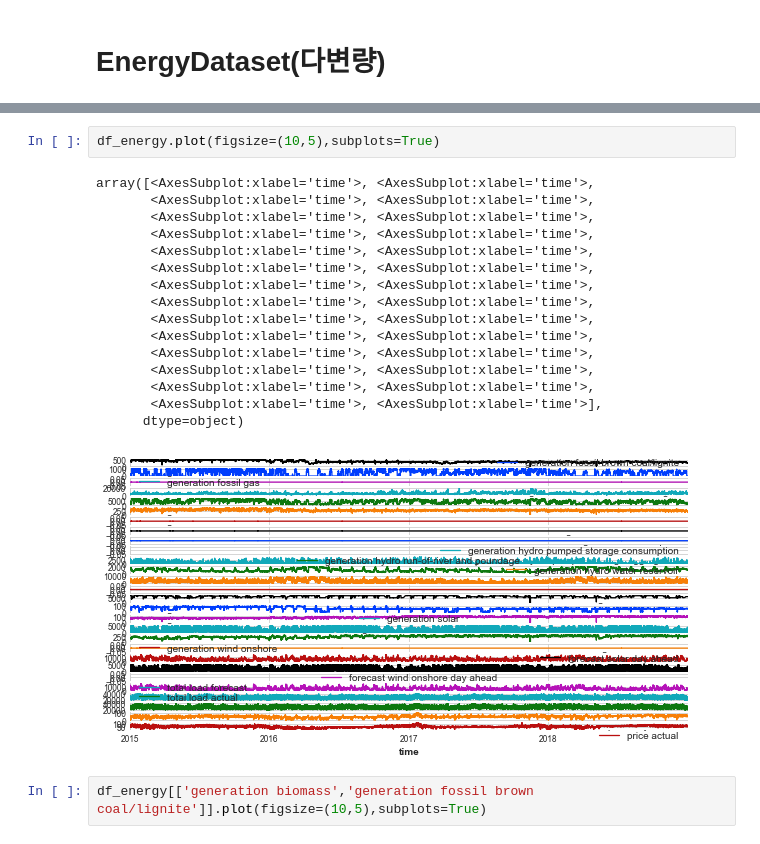
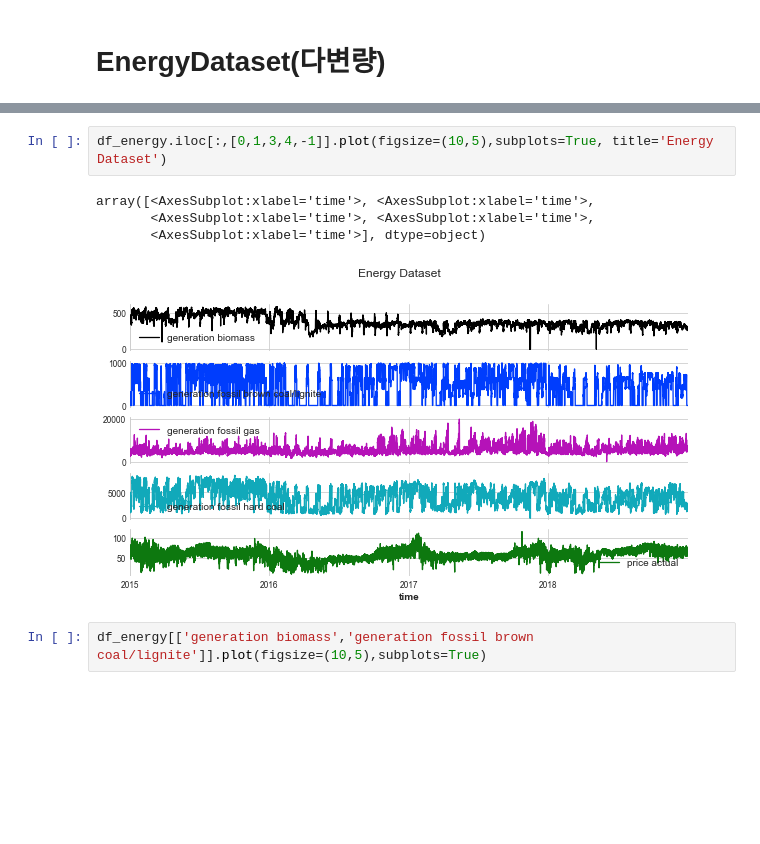
Before and after one commit to 21ckwj/Data-Analysis, a Jupyter notebook: blog용/[데이터수집] darts모듈 dataset.ipynb, the cells around one changed output, grey strips where cells are left out. Drawn from its saved outputs; the diff is of its cells as text; blank space fills up the shorter version.

```diff
--- a/blog용/[데이터수집] darts모듈 dataset.ipynb
+++ b/blog용/[데이터수집] darts모듈 dataset.ipynb
@@ -181,22 +221,10 @@ df_energy.head()
 # %%
-df_energy.plot(figsize=(10,5),subplots=True)
+df_energy.iloc[:,[0,1,3,4,-1]].plot(figsize=(10,5),subplots=True, title='Energy Dataset')
 # %% [output]
 array([<AxesSubplot:xlabel='time'>, <AxesSubplot:xlabel='time'>,
        <AxesSubplot:xlabel='time'>, <AxesSubplot:xlabel='time'>,
-       <AxesSubplot:xlabel='time'>, <AxesSubplot:xlabel='time'>,
-       <AxesSubplot:xlabel='time'>, <AxesSubplot:xlabel='time'>,
-       <AxesSubplot:xlabel='time'>, <AxesSubplot:xlabel='time'>,
-       <AxesSubplot:xlabel='time'>, <AxesSubplot:xlabel='time'>,
-       <AxesSubplot:xlabel='time'>, <AxesSubplot:xlabel='time'>,
-       <AxesSubplot:xlabel='time'>, <AxesSubplot:xlabel='time'>,
-       <AxesSubplot:xlabel='time'>, <AxesSubplot:xlabel='time'>,
-       <AxesSubplot:xlabel='time'>, <AxesSubplot:xlabel='time'>,
-       <AxesSubplot:xlabel='time'>, <AxesSubplot:xlabel='time'>,
-       <AxesSubplot:xlabel='time'>, <AxesSubplot:xlabel='time'>,
-       <AxesSubplot:xlabel='time'>, <AxesSubplot:xlabel='time'>,
-       <AxesSubplot:xlabel='time'>, <AxesSubplot:xlabel='time'>],
-      dtype=object)
+       <AxesSubplot:xlabel='time'>], dtype=object)
-[figure, old version]
+[figure, new version]
 # %%
 df_energy[['generation biomass','generation fossil brown coal/lignite']].plot(figsize=(10,5),subplots=True)
 # %% [output]
```
Also changed, not shown: parts of 24 cells of this notebook, 5 other files.
